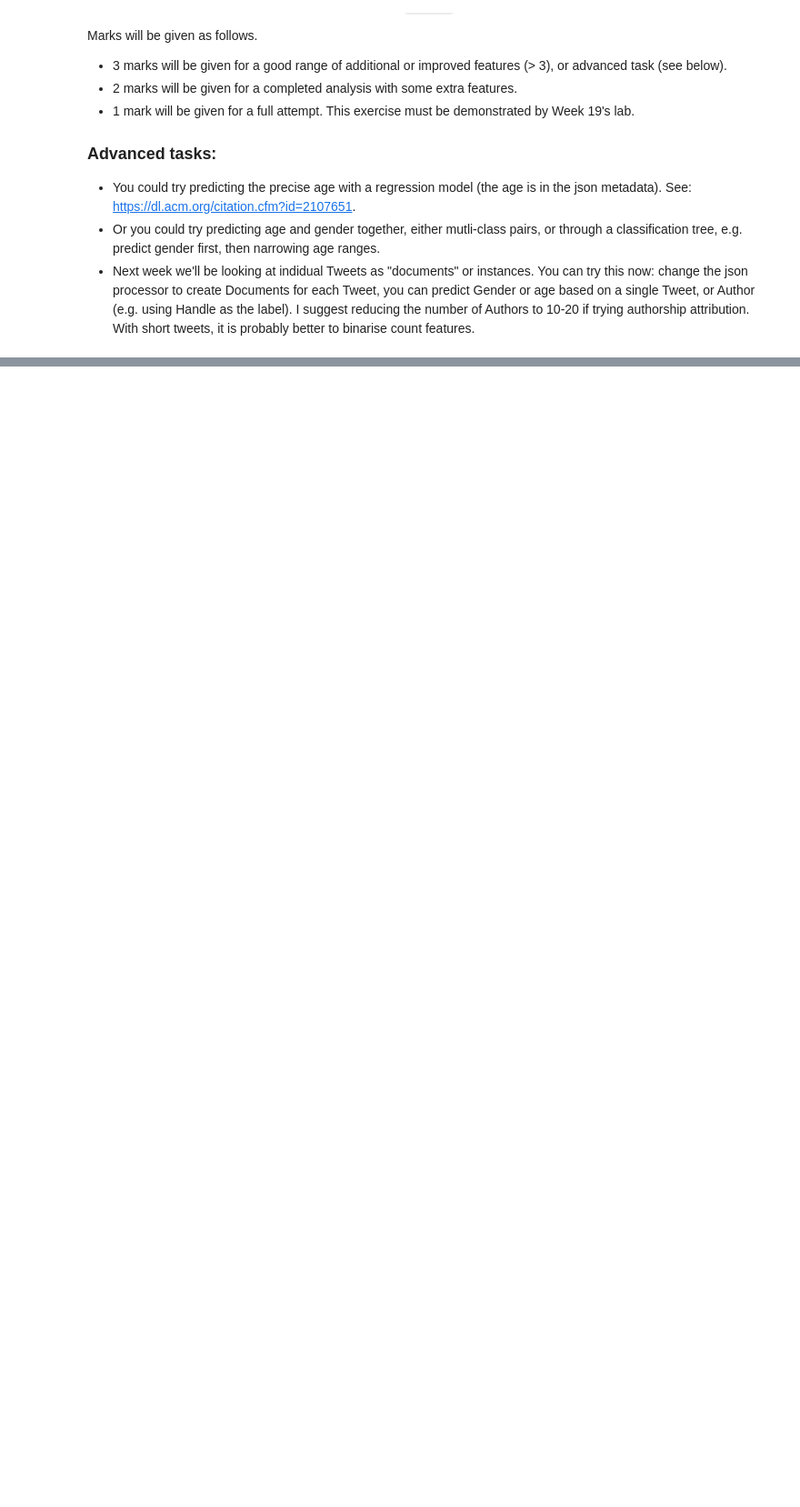
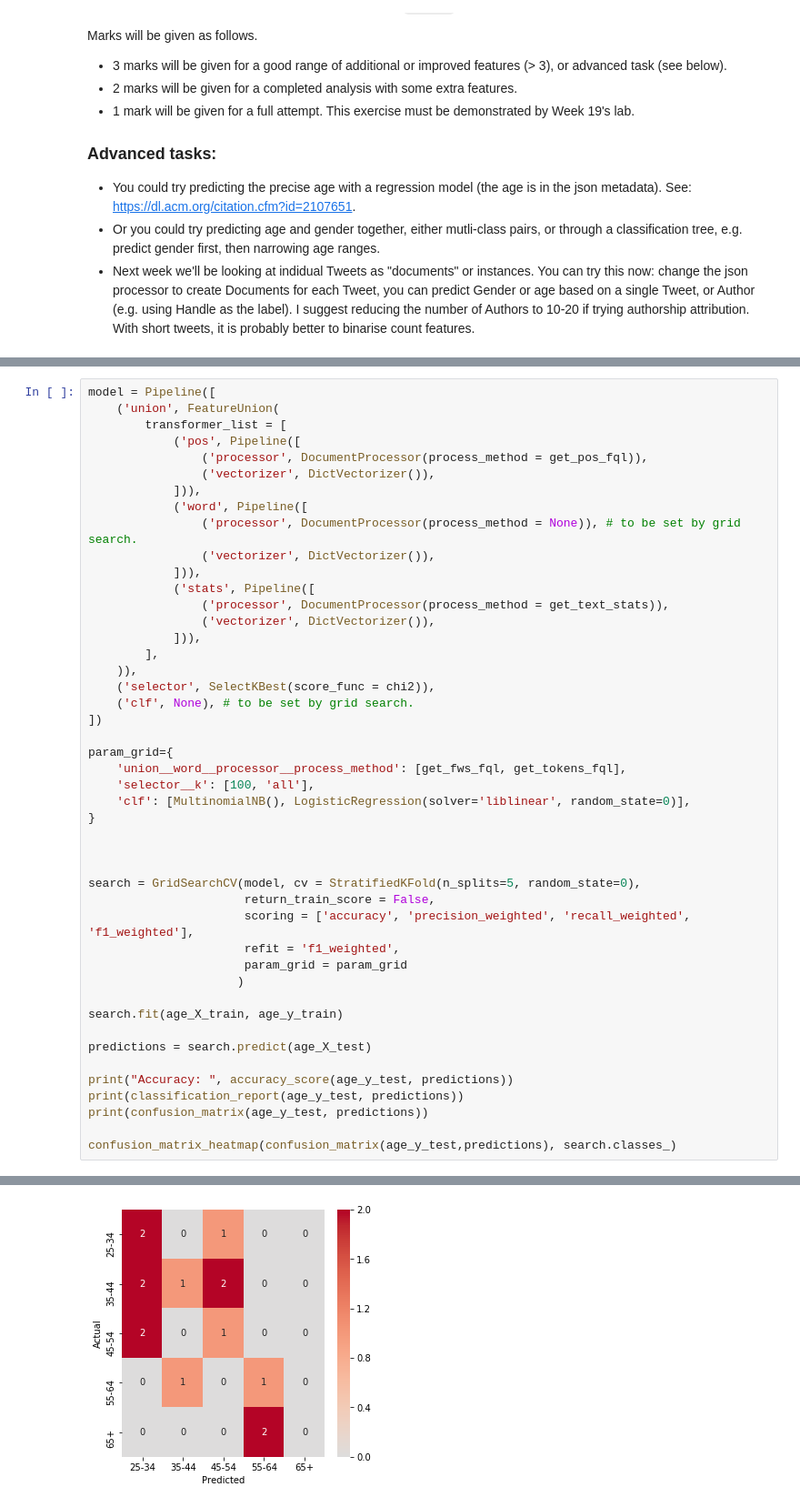
Before and after one commit to JayanMistry/AppliedDataMining, a Jupyter notebook: scc-413/week18-classification2/Classification2.ipynb, the cells around one changed output, grey strips where cells are left out. Shown at 91% size. Drawn from its saved outputs; the diff is of its cells as text; blank space fills up the shorter version.

```diff
--- a/scc-413/week18-classification2/Classification2.ipynb
+++ b/scc-413/week18-classification2/Classification2.ipynb
@@ -380,0 +601,47 @@ This exercise must be demonstrated by Week 19's lab.
+# %%
+model = Pipeline([
+    ('union', FeatureUnion(
+        transformer_list = [
+            ('pos', Pipeline([
+                ('processor', DocumentProcessor(process_method = get_pos_fql)),
+                ('vectorizer', DictVectorizer()),
+            ])),
+            ('word', Pipeline([
+                ('processor', DocumentProcessor(process_method = None)), # to be set by grid search.
+                ('vectorizer', DictVectorizer()),
+            ])),
+            ('stats', Pipeline([
+                ('processor', DocumentProcessor(process_method = get_text_stats)),
+                ('vectorizer', DictVectorizer()),
+            ])),
+        ],
+    )),
+    ('selector', SelectKBest(score_func = chi2)),
+    ('clf', None), # to be set by grid search.
+])
+
+param_grid={
+    'union__word__processor__process_method': [get_fws_fql, get_tokens_fql],
+    'selector__k': [100, 'all'],
+    'clf': [MultinomialNB(), LogisticRegression(solver='liblinear', random_state=0)],
+}
+
+
+
+search = GridSearchCV(model, cv = StratifiedKFold(n_splits=5, random_state=0),
+                      return_train_score = False,
+                      scoring = ['accuracy', 'precision_weighted', 'recall_weighted', 'f1_weighted'],
+                      refit = 'f1_weighted',
+                      param_grid = param_grid
+                     )
+
+search.fit(age_X_train, age_y_train)
+
+predictions = search.predict(age_X_test)
+
+print("Accuracy: ", accuracy_score(age_y_test, predictions))
+print(classification_report(age_y_test, predictions))
+print(confusion_matrix(age_y_test, predictions))
+
+confusion_matrix_heatmap(confusion_matrix(age_y_test,predictions), search.classes_)
+# %% [output]
@@ -380,0 +666 @@ This exercise must be demonstrated by Week 19's lab.
+[figure, added]
```
Also changed, not shown: parts of 13 cells of this notebook, 25 other files.
